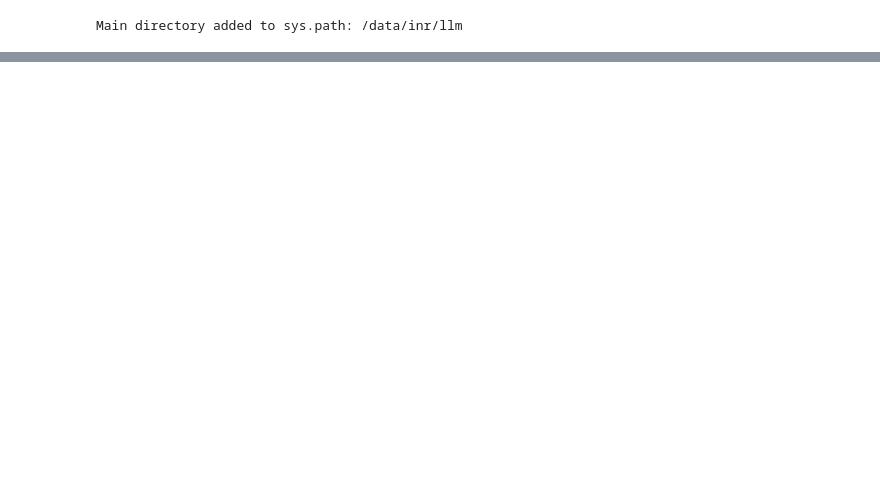
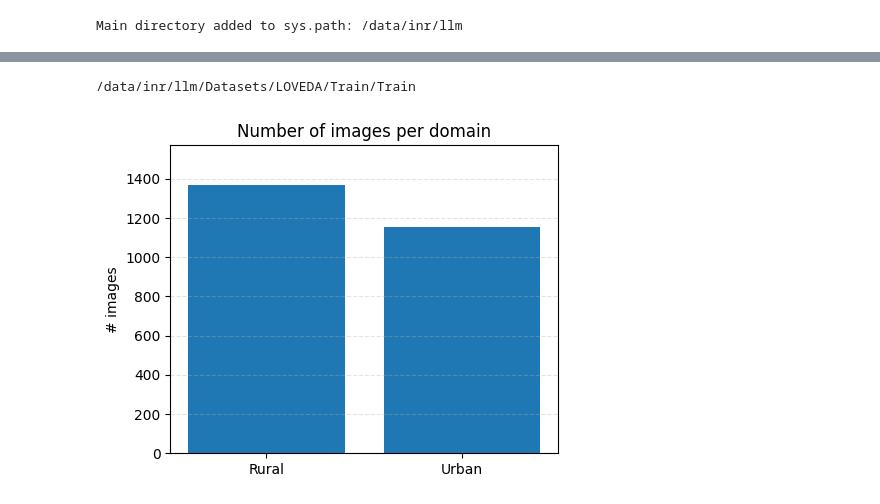
Before and after one commit to Buddhi19/SyntheticGen, a Jupyter notebook: annotations/datasetloader.ipynb, the cells around one changed output, grey strips where cells are left out. Drawn from its saved outputs; the diff is of its cells as text; code cells hidden in the pictures; blank space fills up the shorter version.

```diff
--- a/annotations/datasetloader.ipynb
+++ b/annotations/datasetloader.ipynb
@@ -328,0 +338,53 @@ plot_label_heatmap(label_x0, title="x0 (mapped back) collapsed to one label heat
+# %%
+from pathlib import Path
+import matplotlib.pyplot as plt
+
+def count_domain_images(domain_root: Path) -> int:
+    """Count image files for a domain (Rural/Urban) with a few common folder conventions."""
+    candidates = [
+        domain_root / "images_png",
+        domain_root / "images",
+        domain_root / "imgs",
+        domain_root / "img",
+    ]
+    exts = {".png", ".jpg", ".jpeg", ".tif", ".tiff"}
+
+    for d in candidates:
+        if d.exists():
+            return sum(1 for p in d.iterdir() if p.is_file() and p.suffix.lower() in exts)
+
+    # Fallback: search recursively but avoid masks folders
+    count = 0
+    for p in domain_root.rglob("*"):
+        if not p.is_file():
+            continue
+        if p.suffix.lower() not in exts:
+            continue
+        parts = {s.lower() for s in p.parts}
+        if "masks" in parts or "masks_png" in parts or "mask" in parts:
+            continue
+        count += 1
+    return count
+
+DATASET_DIR2 = os.path.join(
+    DATASET_DIR, "../../Test/Test"
+)
+print(os.path.abspath(DATASET_DIR))
+
+base = Path(DATASET_DIR)
+rural_root = base / "Rural"
+urban_root = base / "Urban"
+
+rural_n = count_domain_images(rural_root)
+urban_n = count_domain_images(urban_root)
+
+plt.figure(figsize=(5, 4))
+plt.bar(["Rural", "Urban"], [rural_n, urban_n])
+plt.title("Number of images per domain")
+plt.ylabel("# images")
+plt.ylim(0, max(rural_n, urban_n) * 1.15 if max(rural_n, urban_n) > 0 else 1)
+plt.grid(axis="y", linestyle="--", alpha=0.35)
+plt.show()
+# %% [output]
+/data/inr/llm/Datasets/LOVEDA/Train/Train
+[figure, added]
```
Also changed, not shown: parts of 9 cells of this notebook, 4 other files.
